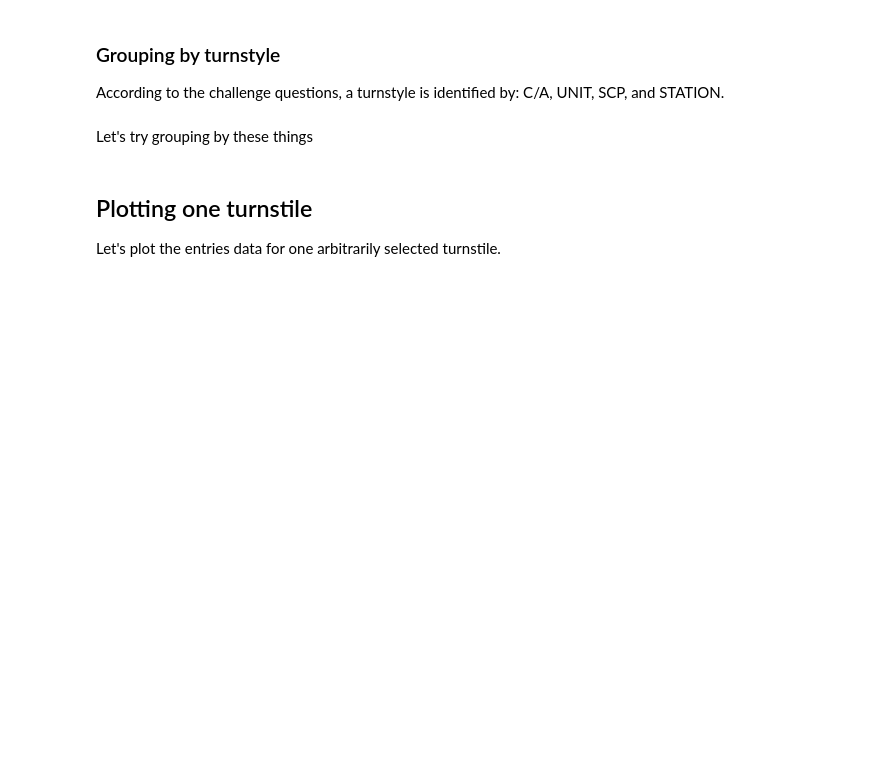
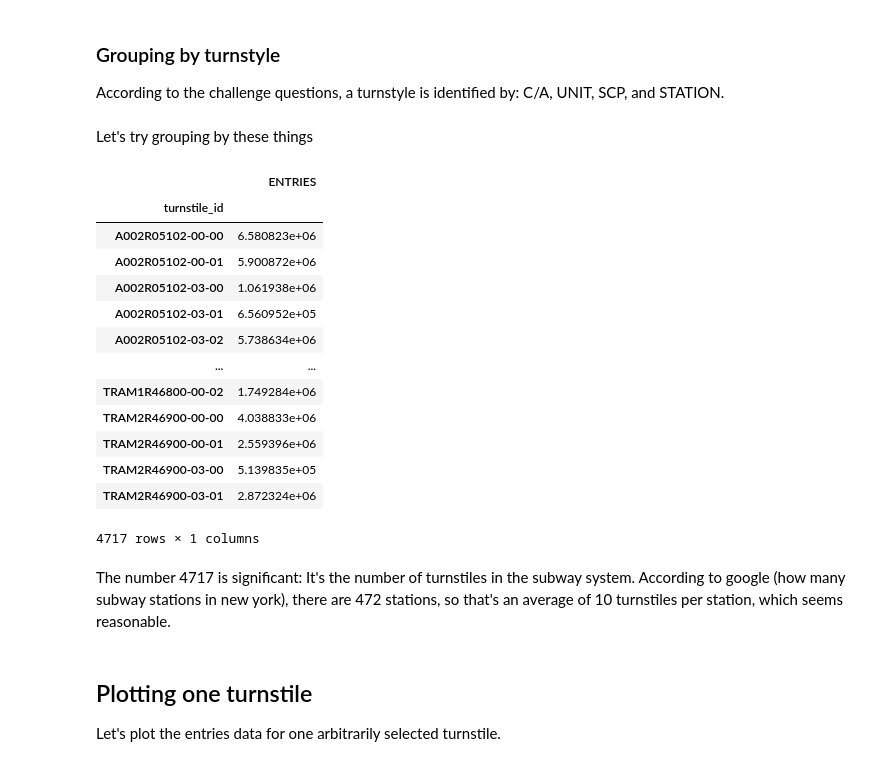
Before and after one commit to ekand/mtacular, a Jupyter notebook: notebooks/ekand_eda.ipynb, the cells around one changed output. Drawn from its saved outputs; the diff is of its cells as text; code cells hidden in the pictures; blank space fills up the shorter version.

Commit message:
update ekand_eda.ipynb
reorganized things to keep the 'turnstile_id' column in place

```diff
--- a/notebooks/ekand_eda.ipynb
+++ b/notebooks/ekand_eda.ipynb
@@ -80,7 +80,27 @@ According to the challenge questions, a turnstyle is identified by: C/A, UNIT, S
 # %% [markdown]
 Let's try grouping by these things
 # %%
-#df = mta.groupby(['C/A', 'UNIT','SCP','STATION']).agg({'ENTRIES':'mean'})
+df = mta
+df['turnstile_id'] = df['C/A'] + df['UNIT'] + df['SCP']
+groupby = df.groupby(['turnstile_id'])
+groupby.agg({"ENTRIES": "mean"})
+# %% [output]
+|  | ENTRIES |
+| turnstile_id |  |
+| A002R05102-00-00 | 6.580823e+06 |
+| A002R05102-00-01 | 5.900872e+06 |
+| A002R05102-03-00 | 1.061938e+06 |
+| A002R05102-03-01 | 6.560952e+05 |
+| A002R05102-03-02 | 5.738634e+06 |
+| ... | ... |
+| TRAM1R46800-00-02 | 1.749284e+06 |
+| TRAM2R46900-00-00 | 4.038833e+06 |
+| TRAM2R46900-00-01 | 2.559396e+06 |
+| TRAM2R46900-03-00 | 5.139835e+05 |
+| TRAM2R46900-03-01 | 2.872324e+06 |
+4717 rows × 1 columns
+# %% [markdown]
+The number 4717 is significant: It's the number of turnstiles in the subway system. According to google (how many subway stations in new york), there are 472 stations, so that's an average of 10 turnstiles per station, which seems reasonable.
 # %% [markdown]
 ## Plotting one turnstile
 Let's plot the entries data for one arbitrarily selected turnstile.
```
Also changed, not shown: parts of 2 cells of this notebook.
